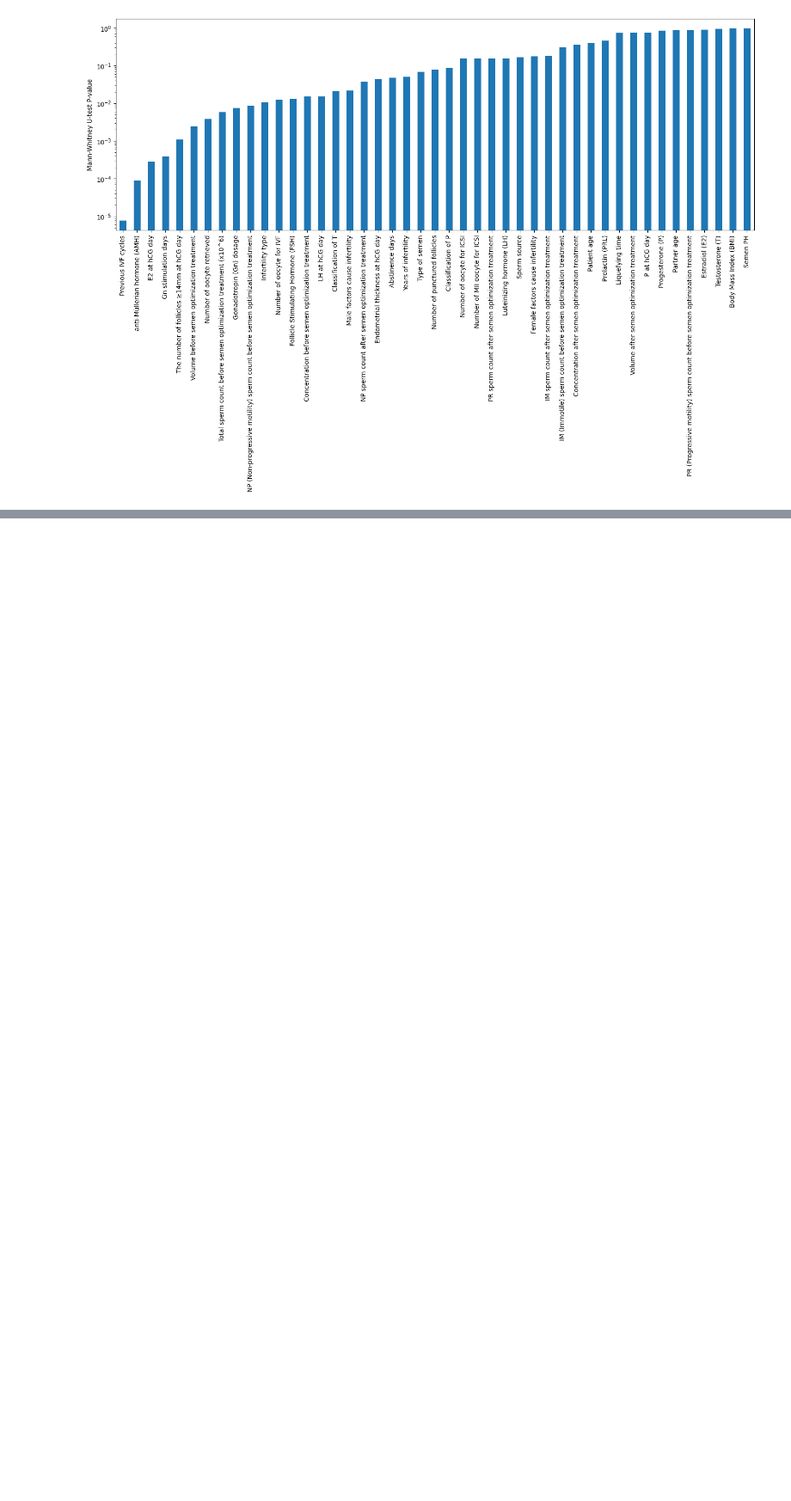
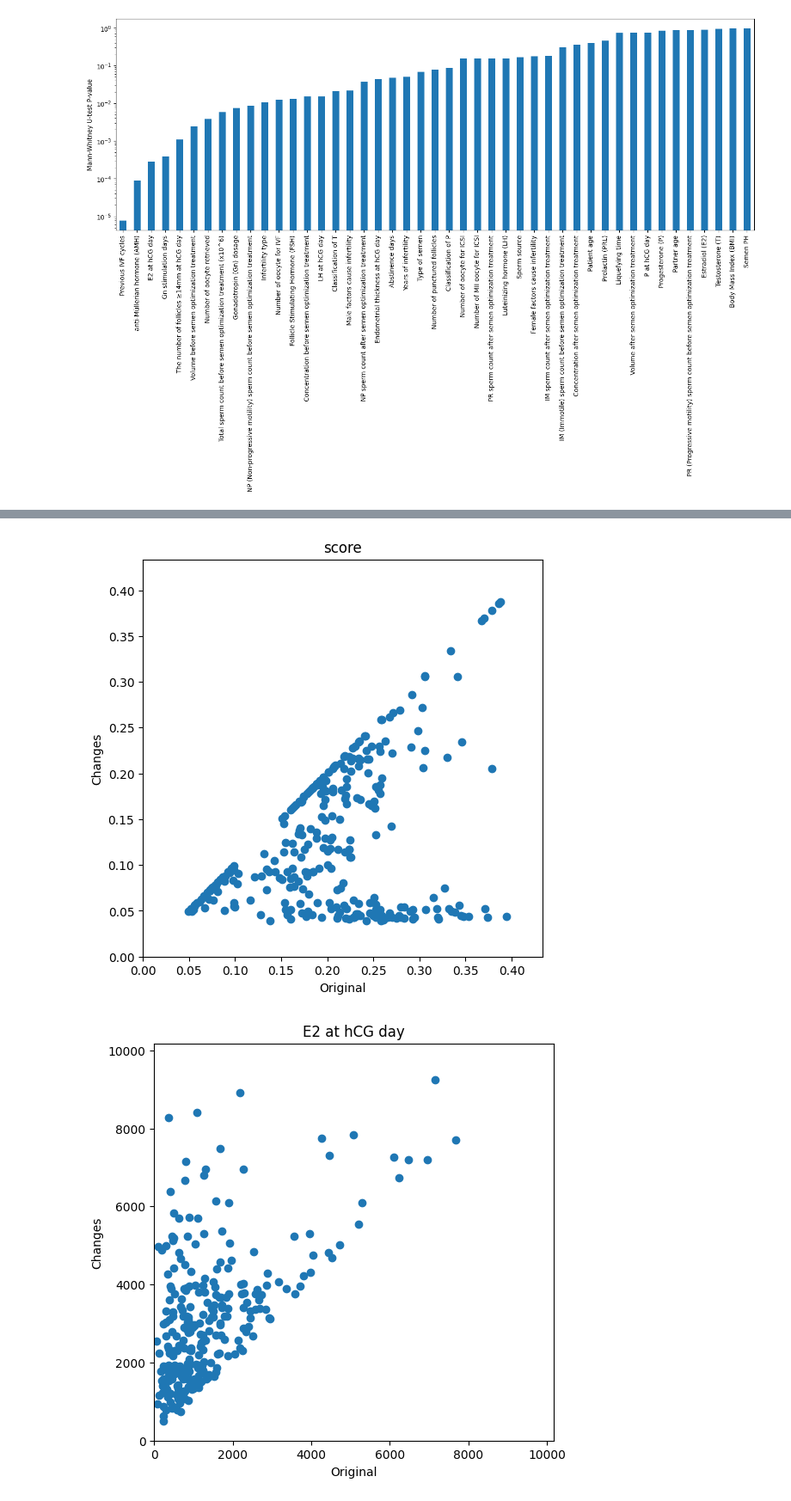
Before and after one commit to LMH0066/Effristor, a Jupyter notebook: ivf/task/analyse/analyse.ipynb, the cells around one changed output, grey strips where cells are left out. Shown at 86% size. Saved outputs shown, nothing was run; the diff lists cells and outputs as text; code cells hidden in the pictures; blank space fills up the shorter version.

Commit message:
suggest logic

```diff
--- a/ivf/task/analyse/analyse.ipynb
+++ b/ivf/task/analyse/analyse.ipynb
@@ -105,3 +114,6 @@ for _index in _tmp.index:
 [figure]
 [figure]
 [figure]
+# %%
+suggest = pd.read_csv('suggest.csv', index_col=0)
+suggest
@@ -107,0 +128,23 @@ for _index in _tmp.index:
+# %%
+import ast
+
+for index in suggest.index:
+    _suggest = suggest.loc[index]
+    _suggest = _suggest[~_suggest.str.contains("nan")]
+    _suggest = _suggest.apply(ast.literal_eval)
+    _suggest = pd.DataFrame(_suggest.tolist(), index=_suggest.index, columns=["before", "after"])
+
+    plt.figure(figsize=(6, 6))
+    plt.scatter(_suggest['before'], _suggest['after'])
+    max_val = _suggest.max().max()
+    plt.xlim(0, max_val * 1.1)
+    plt.ylim(0, max_val * 1.1)
+    # plt.axis('equal')
+
+    plt.title(index)
+    plt.xlabel('Original')
+    plt.ylabel('Changes')
+    plt.show()
+# %% [output]
+[figure, added]
+[figure, added]
```
Also changed, not shown: parts of 3 cells of this notebook, 4 other files.
